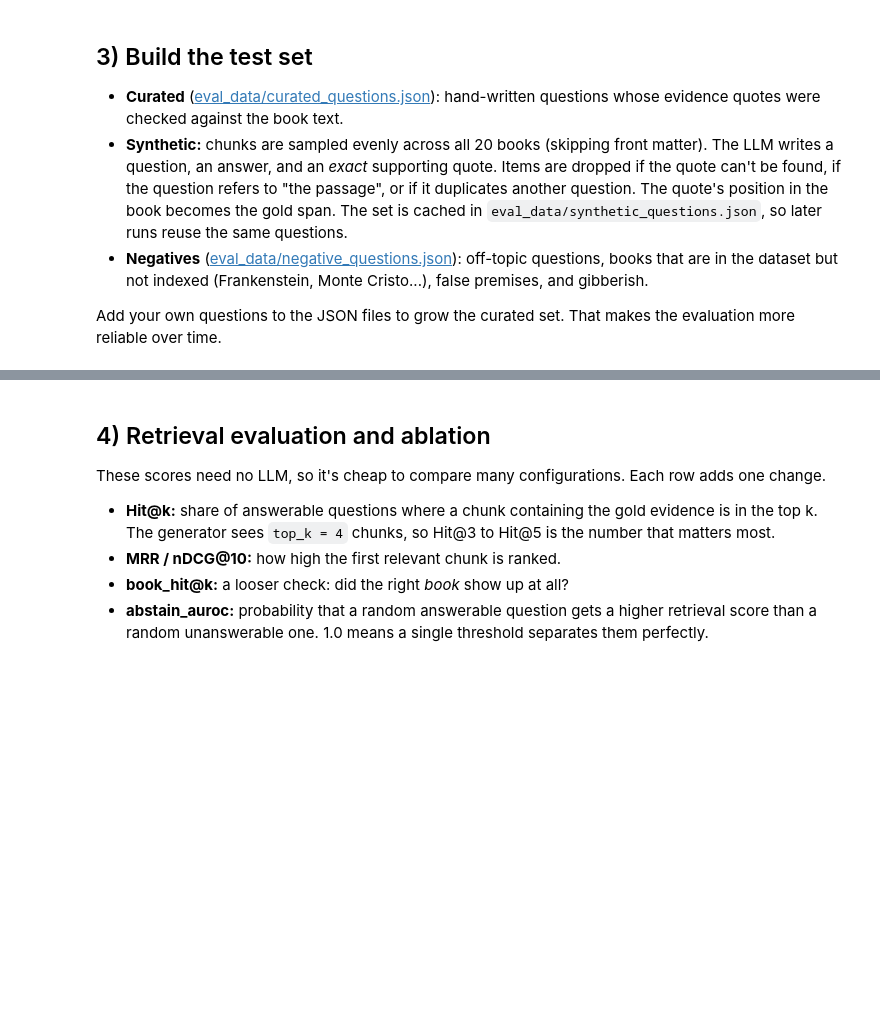
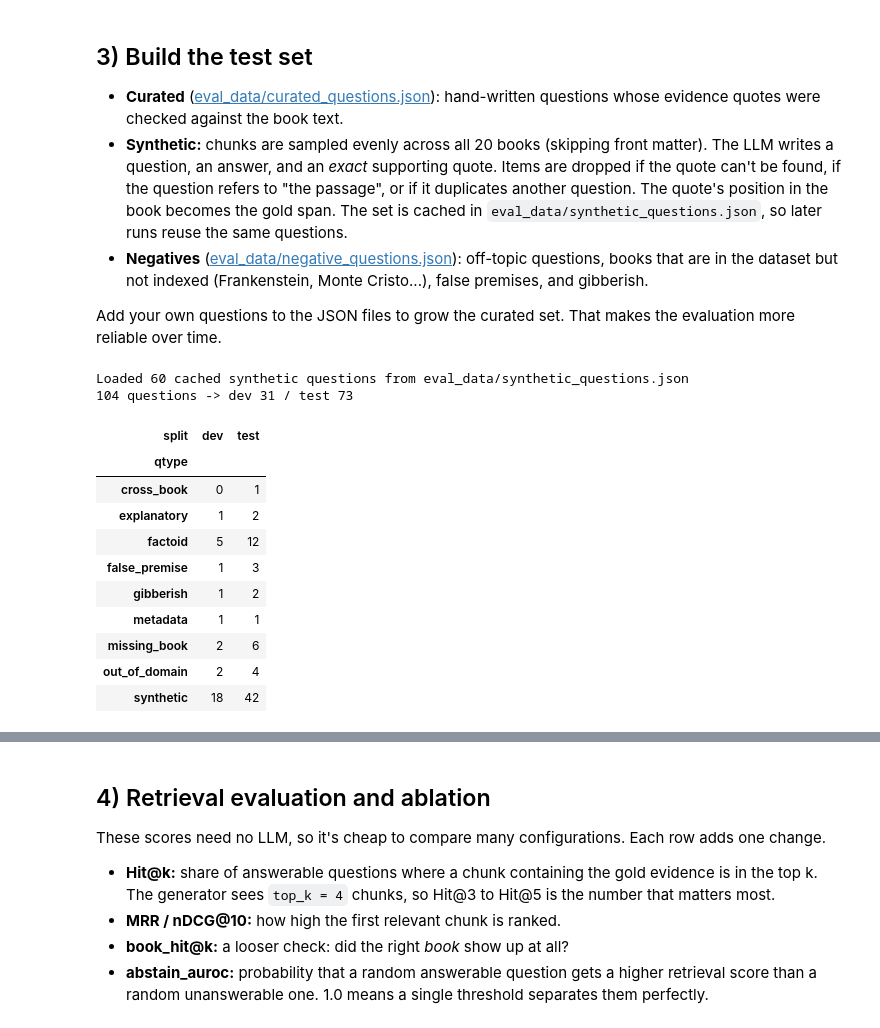
Before and after one commit to Anvithanm/LLM-Library-Minds, a Jupyter notebook: RAG-llm-knowledge-integration/RAG_v2_Improved_Evaluation.ipynb, the cells around one changed output, grey strips where cells are left out. Saved outputs shown, nothing was run; the diff lists cells and outputs as text; code cells hidden in the pictures; blank space fills up the shorter version.

```diff
--- a/RAG-llm-knowledge-integration/RAG_v2_Improved_Evaluation.ipynb
+++ b/RAG-llm-knowledge-integration/RAG_v2_Improved_Evaluation.ipynb
@@ -63,3 +65,11 @@ For less biased judging, create a second `HFChatLLM` with a different model (e.g
 # %%
 llm = HFChatLLM("mistralai/Mistral-7B-Instruct-v0.3")
 print(llm([{"role": "user", "content": "In one sentence, what is retrieval-augmented generation?"}], max_new_tokens=60))
+# %%
+import ollama
+def llm(messages, max_new_tokens=256, temperature=0.0):
+    r = ollama.chat(model="mistral", messages=messages,
+                    options={"num_predict": max_new_tokens, "temperature": temperature})
+    return r["message"]["content"].strip()
+
+print(llm([{"role": "user", "content": "In one sentence, what is retrieval-augmented generation?"}], max_new_tokens=60))
@@ -72,17 +86,34 @@ print(llm([{"role": "user", "content": "In one sentence, what is retrieval-augme
 
 Add your own questions to the JSON files to grow the curated set. That makes the evaluation more reliable over time.
 # %%
+if "books" not in globals():
+    books = load_books(n_books=20)
+
 chunks = chunk_books(books, chunk_size=1000, chunk_overlap=200)
 synthetic = generate_synthetic_testset(books, chunks, llm, n_questions=60,
                                        out_path="eval_data/synthetic_questions.json")
 items = build_testset(books, synthetic)
 dev, test = split_dev_test(items, dev_frac=0.3, seed=0)
 if MAX_TEST_ITEMS:  # random sample so every question type stays represented
     import random
     test = random.Random(0).sample(test, min(MAX_TEST_ITEMS, len(test)))
 print(f"{len(items)} questions -> dev {len(dev)} / test {len(test)}")
 pd.crosstab(pd.Series([i["qtype"] for i in items], name="qtype"),
             pd.Series(["dev" if i in dev else "test" for i in items], name="split"))
+# %% [output]
+Loaded 60 cached synthetic questions from eval_data/synthetic_questions.json
+104 questions -> dev 31 / test 73
+| split | dev | test |
+| qtype |  |  |
+| cross_book | 0 | 1 |
+| explanatory | 1 | 2 |
+| factoid | 5 | 12 |
+| false_premise | 1 | 3 |
+| gibberish | 1 | 2 |
+| metadata | 1 | 1 |
+| missing_book | 2 | 6 |
+| out_of_domain | 2 | 4 |
+| synthetic | 18 | 42 |
 # %%
 # Spot-check a few synthetic questions. Their quality limits how much the scores can be trusted.
 pd.DataFrame(synthetic)[["title", "question", "reference_answer"]].sample(8, random_state=0)
```
Also changed, not shown: parts of 14 cells of this notebook, 11 other files.
